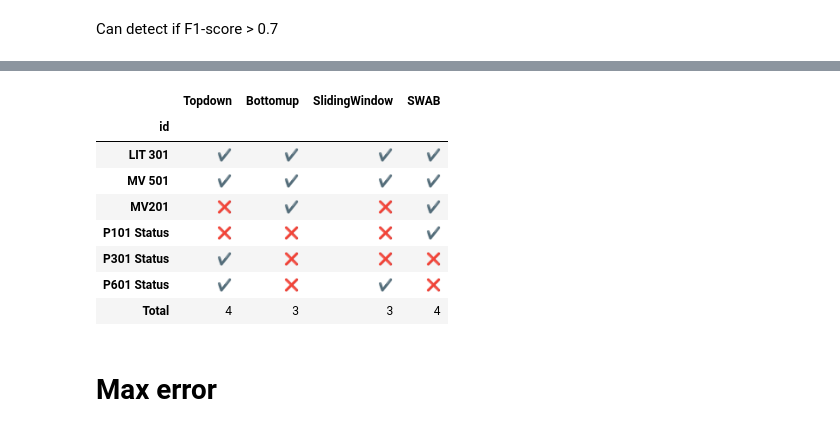
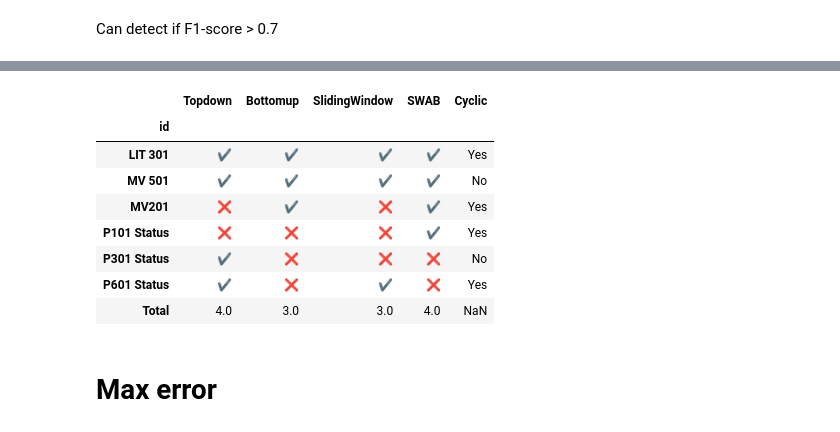
Before and after one commit to ritvien/A-Survey-Segmental-Algorithms, a Jupyter notebook: Conclusion.ipynb, the cells around one changed output, grey strips where cells are left out. Saved outputs shown, nothing was run; the diff lists cells and outputs as text; code cells hidden in the pictures.

```diff
--- a/Conclusion.ipynb
+++ b/Conclusion.ipynb
@@ -28,0 +34,3 @@ conclusion_df_swat = conclusion_df_swat.drop(columns=['min','max','Time Average(
+# %%
+cyclic = ['No','No','No','No','No','Yes','Yes','Yes','Yes','Yes']
+cyclic_df = pd.DataFrame({'Id': range(1,11), 'cyclic': cyclic}).set_index('Id')
@@ -52,30 +51,31 @@ Swab_df['Detect'] = Swab_df.apply(lambda x:'✔' if x['F1-score'] > 0.7 else '
 # %%
 detect_df = pd.DataFrame({'id': Id}).set_index('id')
 detect_df['Topdown'] = Topdown_df.Detect
 detect_df['Bottomup'] = Bottomup_df.Detect
 detect_df['SlidingWindow'] = Sldw_df.Detect
 detect_df['SWAB'] = Swab_df.Detect
+detect_df['Cyclic'] = cyclic_df
 
-num_detect = detect_df.replace({'✔': 1, '❌': 0})
+
 
 sum_topdown = num_detect['Topdown'].sum()
 sum_bottomup = num_detect['Bottomup'].sum()
 sum_slidingwindow = num_detect['SlidingWindow'].sum()
 sum_swab = num_detect['SWAB'].sum()
 
-detect_df.loc['Total'] = [sum_topdown, sum_bottomup, sum_slidingwindow, sum_swab]
+detect_df.loc['Total'] = [sum_topdown, sum_bottomup, sum_slidingwindow, sum_swab,None]
 
 detect_df
 # %% [output]
-|  | Topdown | Bottomup | SlidingWindow | SWAB |
-| id |  |  |  |  |
-| LIT 301 | ✔ | ✔ | ✔ | ✔ |
-| MV 501 | ✔ | ✔ | ✔ | ✔ |
-| MV201 | ❌ | ✔ | ❌ | ✔ |
-| P101 Status | ❌ | ❌ | ❌ | ✔ |
-| P301 Status | ✔ | ❌ | ❌ | ❌ |
-| P601 Status | ✔ | ❌ | ✔ | ❌ |
-| Total | 4 | 3 | 3 | 4 |
+|  | Topdown | Bottomup | SlidingWindow | SWAB | Cyclic |
+| id |  |  |  |  |  |
+| LIT 301 | ✔ | ✔ | ✔ | ✔ | Yes |
+| MV 501 | ✔ | ✔ | ✔ | ✔ | No |
+| MV201 | ❌ | ✔ | ❌ | ✔ | Yes |
+| P101 Status | ❌ | ❌ | ❌ | ✔ | Yes |
+| P301 Status | ✔ | ❌ | ❌ | ❌ | No |
+| P601 Status | ✔ | ❌ | ✔ | ❌ | Yes |
+| Total | 4.0 | 3.0 | 3.0 | 4.0 | NaN |
 # %% [markdown]
 # Max error
 # %%
```
Also changed, not shown: parts of 15 cells of this notebook.
